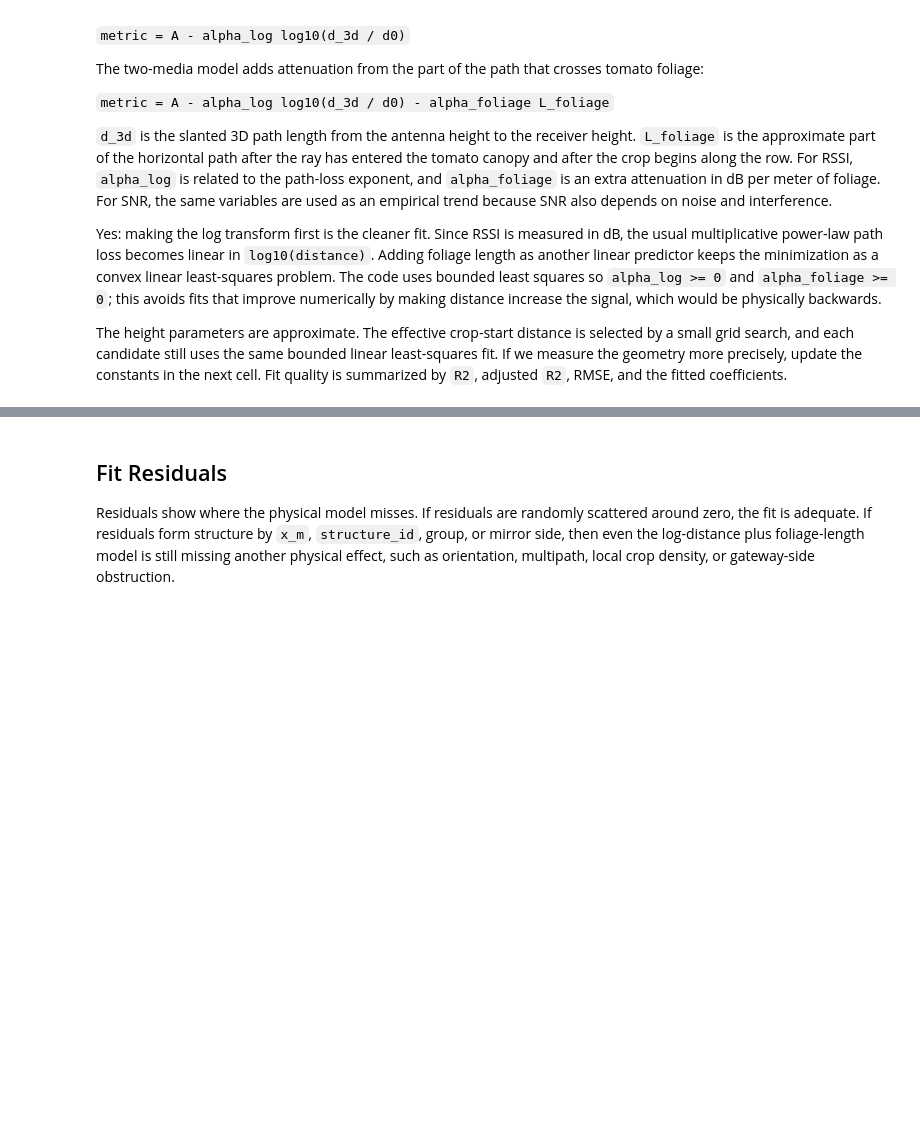
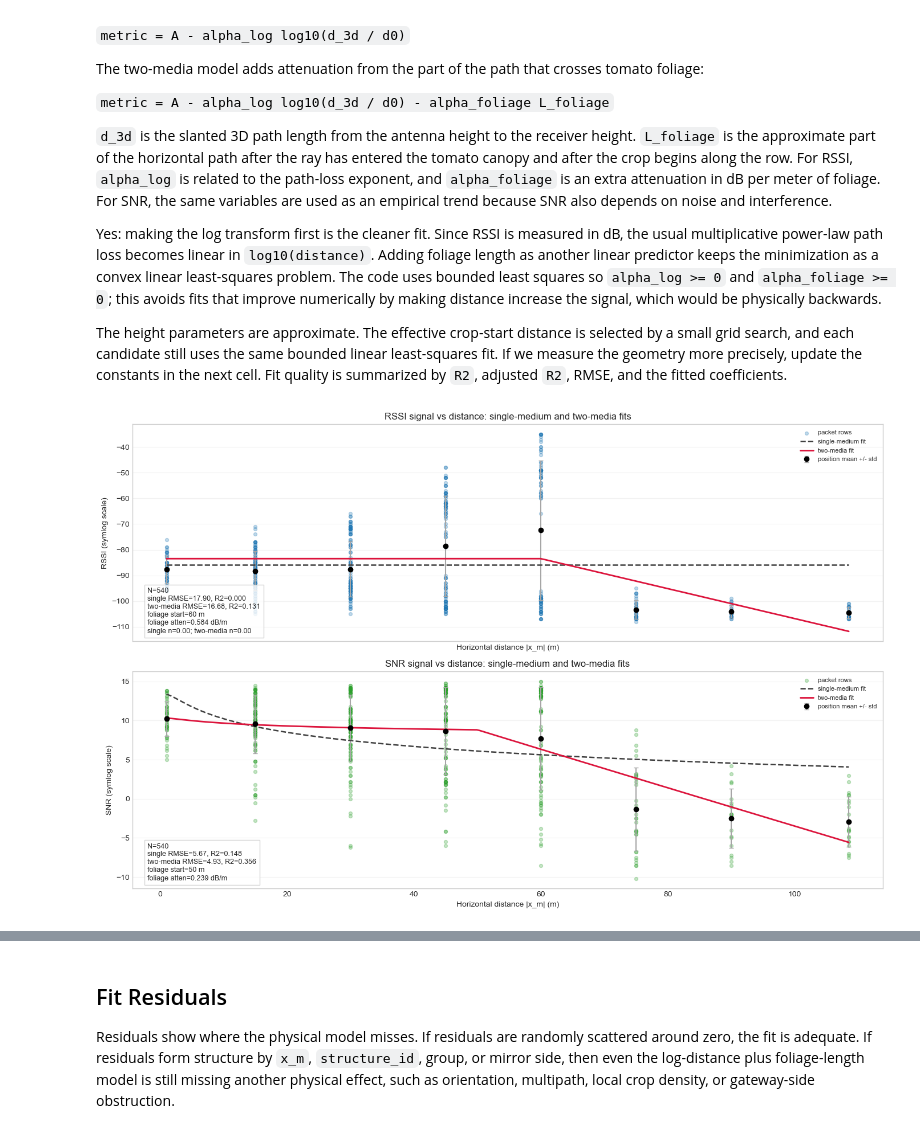
Before and after one commit to Andresfgomez970/LorawanPlacement, a Jupyter notebook: clean_data_plots.ipynb, the cells around one changed output, grey strips where cells are left out. Saved outputs shown, nothing was run; the diff lists cells and outputs as text; code cells hidden in the pictures; blank space fills up the shorter version.

```diff
--- a/clean_data_plots.ipynb
+++ b/clean_data_plots.ipynb
@@ -241,31 +361,33 @@ def add_fit_panel(ax, df: pd.DataFrame, metric: str, color: str):
     ax.plot(distance_grid, two_media_grid, color="crimson", linewidth=2.0, label="two-media fit")
 
     details = (
         f"N={two_media_fit['n_rows']}\n"
         f"single RMSE={single_fit['rmse']:.2f}, R2={single_fit['r2']:.3f}\n"
         f"two-media RMSE={two_media_fit['rmse']:.2f}, R2={two_media_fit['r2']:.3f}\n"
         f"foliage start={two_media_fit['foliage_start_m']:.0f} m\n"
         f"foliage atten={two_media_fit['attenuation_foliage_db_per_m']:.3f} dB/m"
     )
     if metric == "rssi":
         details += f"\nsingle n={single_fit['path_loss_n']:.2f}; two-media n={two_media_fit['path_loss_n']:.2f}"
     ax.text(0.02, 0.03, details, transform=ax.transAxes, va="bottom", ha="left", fontsize=9, bbox=dict(facecolor="white", alpha=0.82, edgecolor="0.8"))
-    ax.set_yscale("symlog", linthresh=SYMLOG_LINTHRESH_DB)
+    # ax.set_yscale("symlog", linthresh=SYMLOG_LINTHRESH_DB)
     ax.set_xlabel("Horizontal distance |x_m| (m)")
     ax.set_ylabel(f"{metric.upper()} (symlog scale)")
     ax.set_title(f"{metric.upper()} signal vs distance: single-medium and two-media fits")
     ax.grid(True, axis="y", alpha=0.25)
     ax.grid(False, axis="x")
     return single_fit, two_media_fit
 
 
 fig, axes = plt.subplots(2, 1, figsize=(14, 9), sharex=True)
 rssi_single_fit, rssi_two_media_fit = add_fit_panel(axes[0], clean_data, "rssi", "tab:blue")
 snr_single_fit, snr_two_media_fit = add_fit_panel(axes[1], clean_data, "snr", "tab:green")
 for ax in axes:
     ax.legend(loc="best", fontsize=8)
 plt.tight_layout()
 plt.show()
 
 fit_summary = pd.DataFrame([rssi_single_fit, rssi_two_media_fit, snr_single_fit, snr_two_media_fit])
 display(fit_summary)
+# %% [output]
+[figure, added]
```
Also changed, not shown: parts of 8 cells of this notebook, 10 other files.
